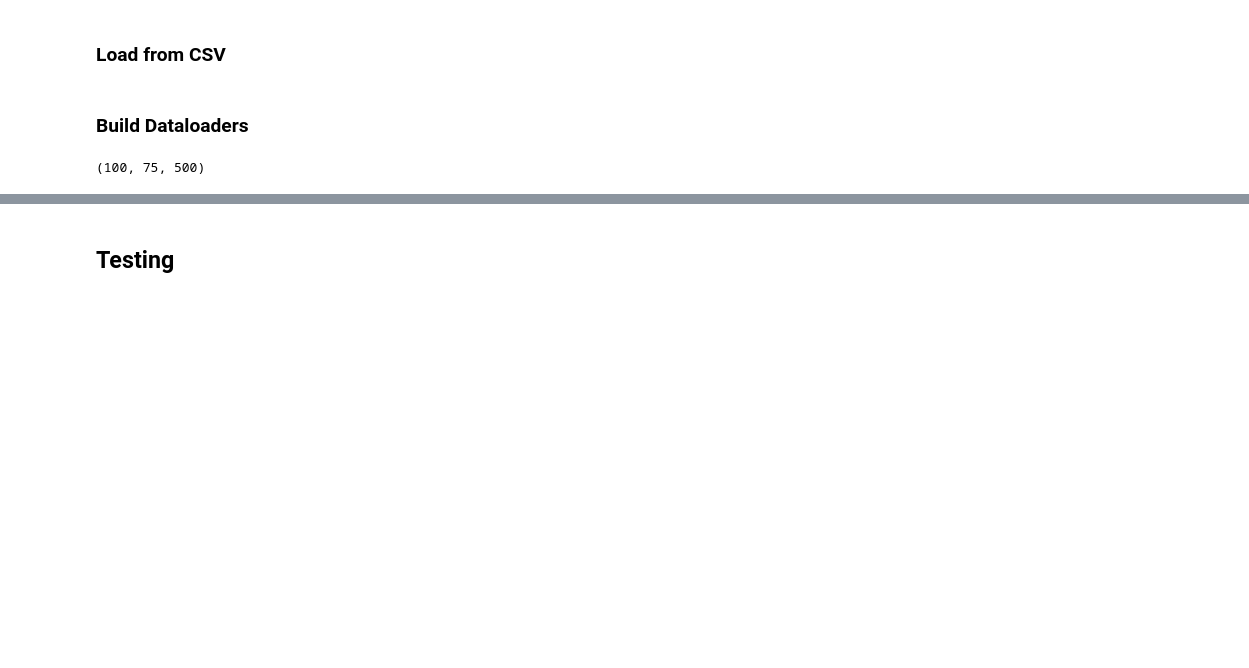
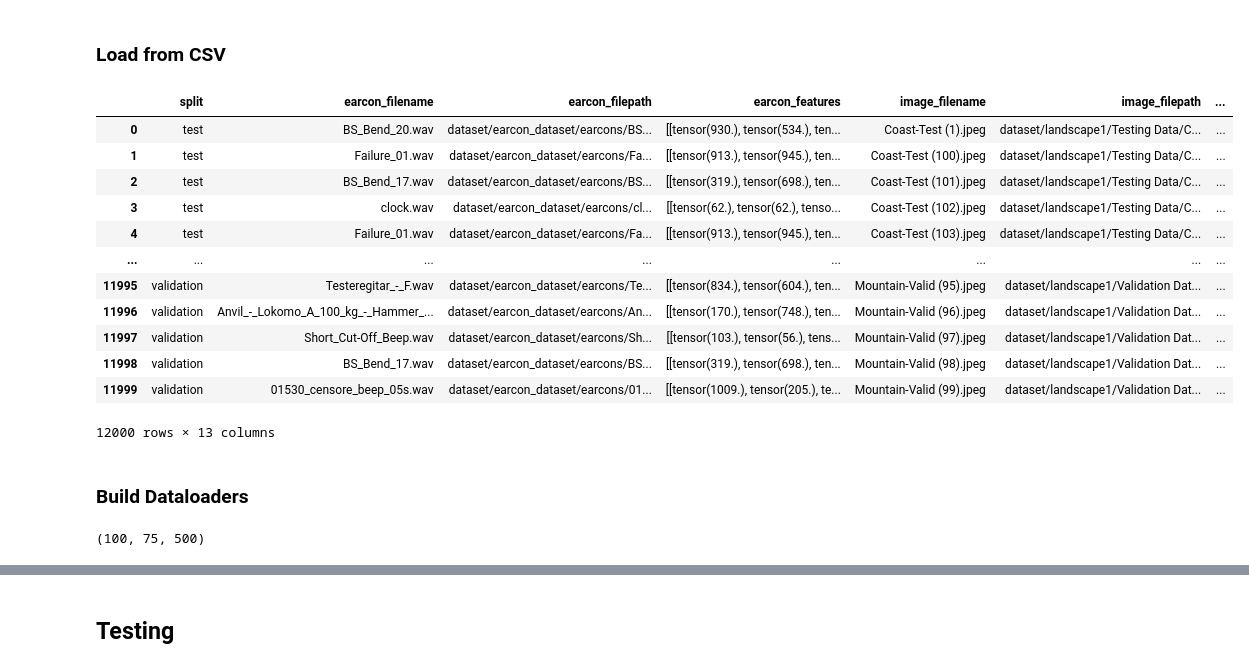
Before and after one commit to qkm2000/Music-Soundwave-Generation-with-Deep-Learning, a Jupyter notebook: main.ipynb, the cells around one changed output, grey strips where cells are left out. Cells and saved outputs as stored; diff of their text form; code cells hidden in the pictures; blank space fills up the shorter version.

Commit message:
feat: v2 of the model - dataset improved, will be added to v1 - currently not working

```diff
--- a/main.ipynb
+++ b/main.ipynb
@@ -360,12 +273,23 @@ earcon_image_dataset.to_csv('dataset/combined_dataset/earcon_image_dataset.csv',
 ### Load from CSV
 # %%
 import pandas as pd
-import ast
 
-
-earcon_image_dataset = pd.read_csv('dataset/combined_dataset/earcon_image_dataset.csv')
-earcon_image_dataset['earcon_vector'] = earcon_image_dataset['earcon_vector'].apply(ast.literal_eval)
-earcon_image_dataset['image_vector'] = earcon_image_dataset['image_vector'].apply(ast.literal_eval)
+earcon_image_dataset = pd.read_pickle('dataset/combined_dataset/earcon_image_dataset2.pkl')
+earcon_image_dataset
+# %% [output]
+|  | split | earcon_filename | earcon_filepath | earcon_features | image_filename | image_filepath | ... |
+| 0 | test | BS_Bend_20.wav | dataset/earcon_dataset/earcons/BS... | [[tensor(930.), tensor(534.), ten... | Coast-Test (1).jpeg | dataset/landscape1/Testing Data/C... | ... |
+| 1 | test | Failure_01.wav | dataset/earcon_dataset/earcons/Fa... | [[tensor(913.), tensor(945.), ten... | Coast-Test (100).jpeg | dataset/landscape1/Testing Data/C... | ... |
+| 2 | test | BS_Bend_17.wav | dataset/earcon_dataset/earcons/BS... | [[tensor(319.), tensor(698.), ten... | Coast-Test (101).jpeg | dataset/landscape1/Testing Data/C... | ... |
+| 3 | test | clock.wav | dataset/earcon_dataset/earcons/cl... | [[tensor(62.), tensor(62.), tenso... | Coast-Test (102).jpeg | dataset/landscape1/Testing Data/C... | ... |
+| 4 | test | Failure_01.wav | dataset/earcon_dataset/earcons/Fa... | [[tensor(913.), tensor(945.), ten... | Coast-Test (103).jpeg | dataset/landscape1/Testing Data/C... | ... |
+| ... | ... | ... | ... | ... | ... | ... | ... |
+| 11995 | validation | Testeregitar_-_F.wav | dataset/earcon_dataset/earcons/Te... | [[tensor(834.), tensor(604.), ten... | Mountain-Valid (95).jpeg | dataset/landscape1/Validation Dat... | ... |
+| 11996 | validation | Anvil_-_Lokomo_A_100_kg_-_Hammer_... | dataset/earcon_dataset/earcons/An... | [[tensor(170.), tensor(748.), ten... | Mountain-Valid (96).jpeg | dataset/landscape1/Validation Dat... | ... |
+| 11997 | validation | Short_Cut-Off_Beep.wav | dataset/earcon_dataset/earcons/Sh... | [[tensor(103.), tensor(56.), tens... | Mountain-Valid (97).jpeg | dataset/landscape1/Validation Dat... | ... |
+| 11998 | validation | BS_Bend_17.wav | dataset/earcon_dataset/earcons/BS... | [[tensor(319.), tensor(698.), ten... | Mountain-Valid (98).jpeg | dataset/landscape1/Validation Dat... | ... |
+| 11999 | validation | 01530_censore_beep_05s.wav | dataset/earcon_dataset/earcons/01... | [[tensor(1009.), tensor(205.), te... | Mountain-Valid (99).jpeg | dataset/landscape1/Validation Dat... | ... |
+12000 rows × 13 columns
 # %% [markdown]
 ### Build Dataloaders
 # %%
@@ -380,9 +304,8 @@ test_df = test_df.drop(columns='split')
 train_df = train_df.sample(frac=0.01, random_state=42)
 val_df = val_df.sample(frac=0.05, random_state=42)
 test_df = test_df.sample(frac=1, random_state=42)
+len(train_df), len(val_df), len(test_df)
+# %% [output]
+(100, 75, 500)
-# %%
-len(train_df), len(val_df), len(test_df)
-# %% [output]
-(100, 75, 500)
 # %%
 # Create dataloaders
```
Also changed, not shown: parts of 41 cells of this notebook, 4 other files.
